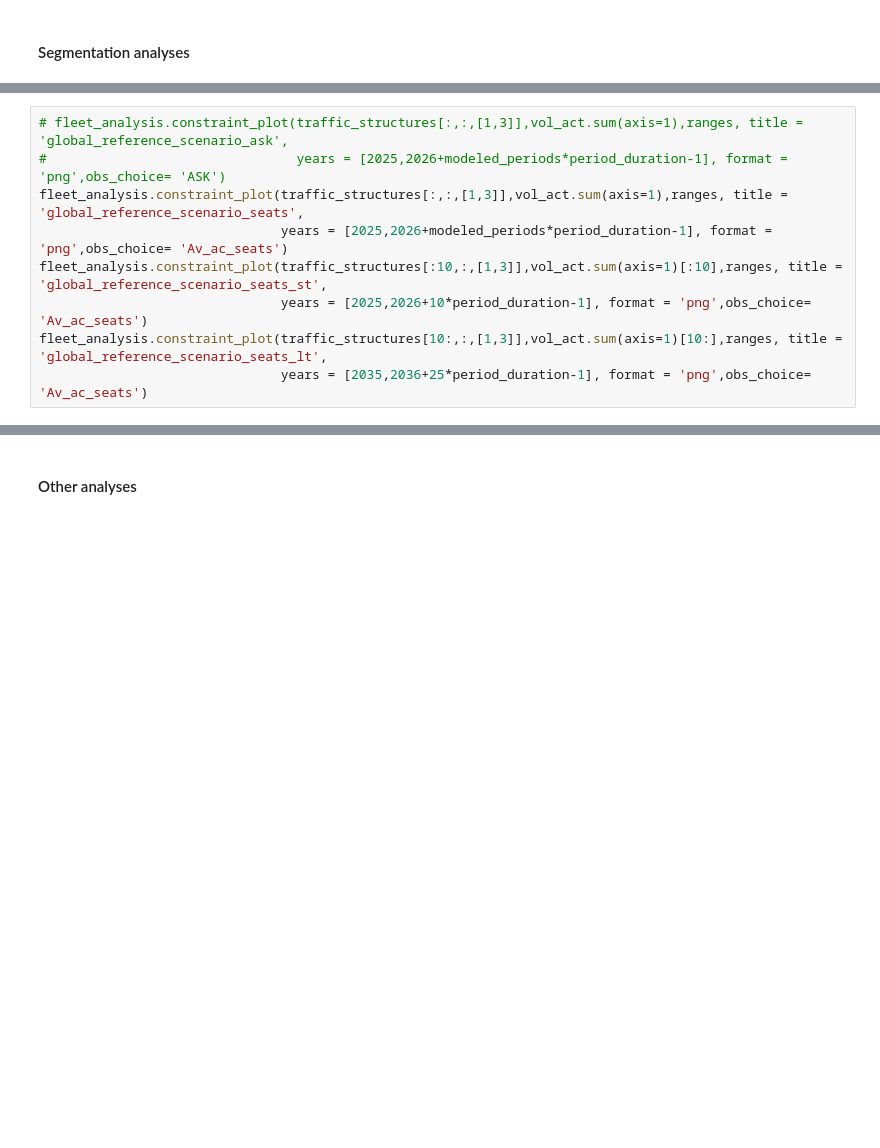
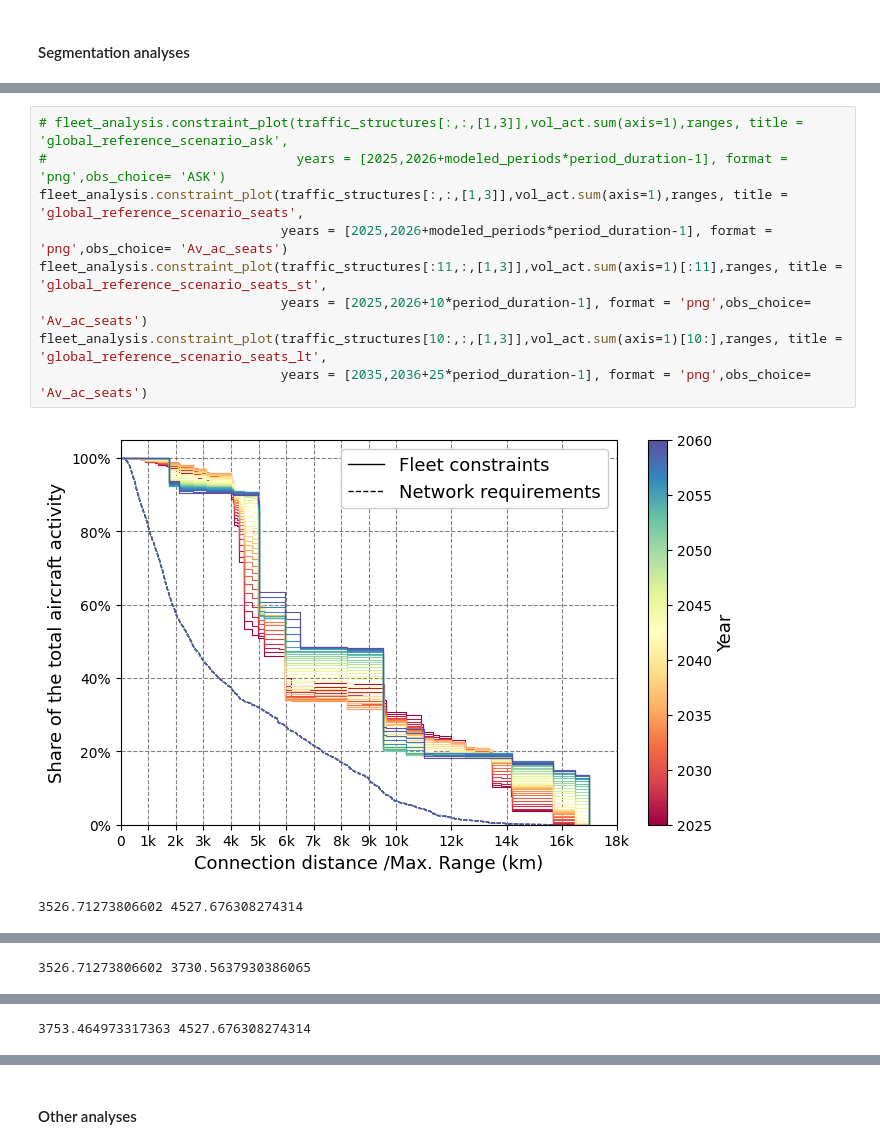
Before and after one commit to PacoViry/Thesis_models, a Jupyter notebook: main.ipynb, the cells around one changed output, grey strips where cells are left out. Drawn from its saved outputs; the diff is of its cells as text; blank space fills up the shorter version.

Commit message:
Complementary scenarios

```diff
--- a/main.ipynb
+++ b/main.ipynb
@@ -2469,9 +2534,12 @@ fleet_analysis.visu_retirement_age(vol_obs, types_names, title='ref_sc', y_ref=2
 # %%
 # fleet_analysis.constraint_plot(traffic_structures[:,:,[1,3]],vol_act.sum(axis=1),ranges, title = 'global_reference_scenario_ask',
 #                                years = [2025,2026+modeled_periods*period_duration-1], format = 'png',obs_choice= 'ASK')
 fleet_analysis.constraint_plot(traffic_structures[:,:,[1,3]],vol_act.sum(axis=1),ranges, title = 'global_reference_scenario_seats',
                                years = [2025,2026+modeled_periods*period_duration-1], format = 'png',obs_choice= 'Av_ac_seats')
-fleet_analysis.constraint_plot(traffic_structures[:10,:,[1,3]],vol_act.sum(axis=1)[:10],ranges, title = 'global_reference_scenario_seats_st',
+fleet_analysis.constraint_plot(traffic_structures[:11,:,[1,3]],vol_act.sum(axis=1)[:11],ranges, title = 'global_reference_scenario_seats_st',
                                years = [2025,2026+10*period_duration-1], format = 'png',obs_choice= 'Av_ac_seats')
 fleet_analysis.constraint_plot(traffic_structures[10:,:,[1,3]],vol_act.sum(axis=1)[10:],ranges, title = 'global_reference_scenario_seats_lt',
                                years = [2035,2036+25*period_duration-1], format = 'png',obs_choice= 'Av_ac_seats')
+# %% [output]
+[figure, added]
+3526.71273806602 4527.676308274314
@@ -2477,0 +2548 @@ fleet_analysis.constraint_plot(traffic_structures[10:,:,[1,3]],vol_act.sum(axis=
+3526.71273806602 3730.5637930386065
@@ -2477,0 +2551 @@ fleet_analysis.constraint_plot(traffic_structures[10:,:,[1,3]],vol_act.sum(axis=
+3753.464973317363 4527.676308274314
```
Also changed, not shown: parts of 30 cells of this notebook.
